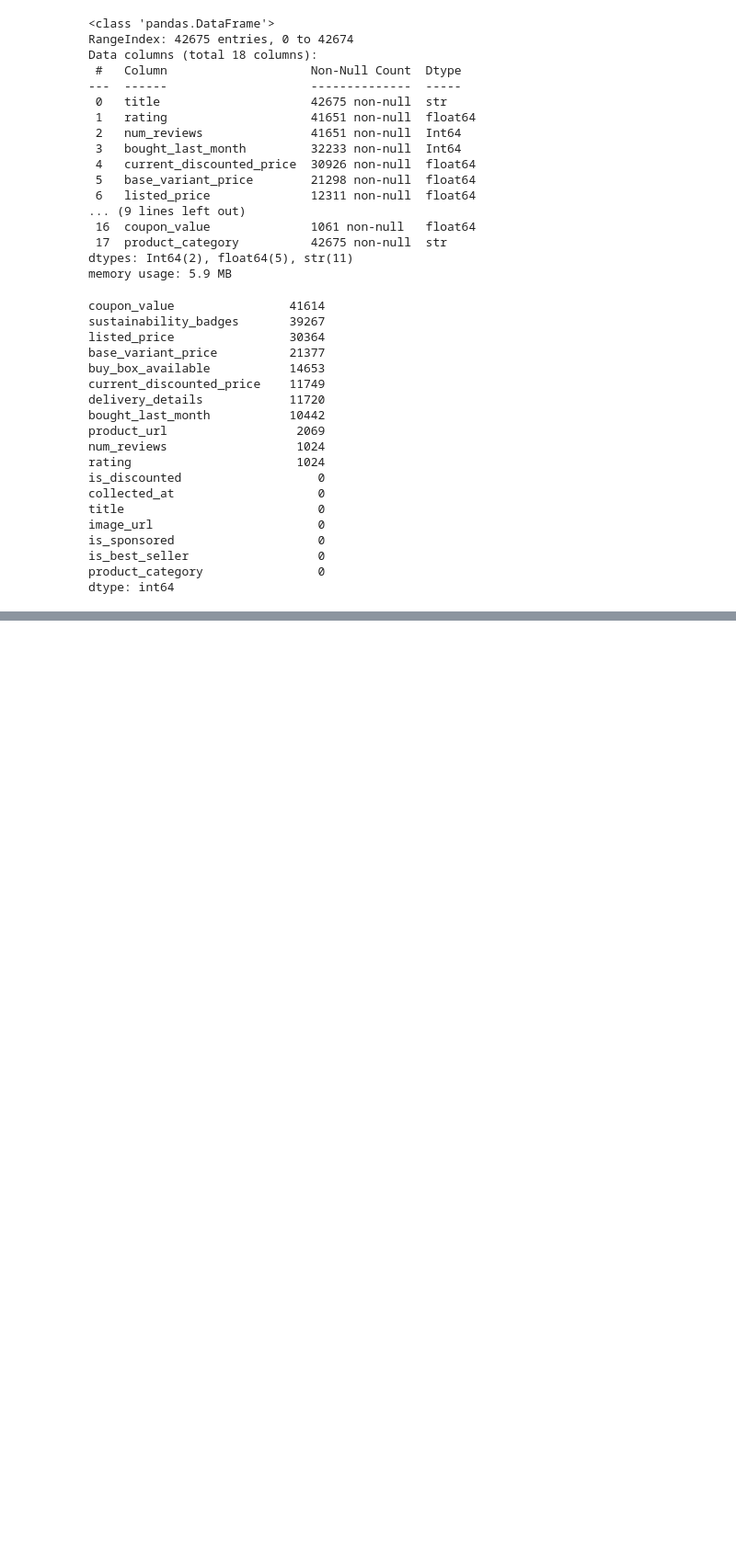
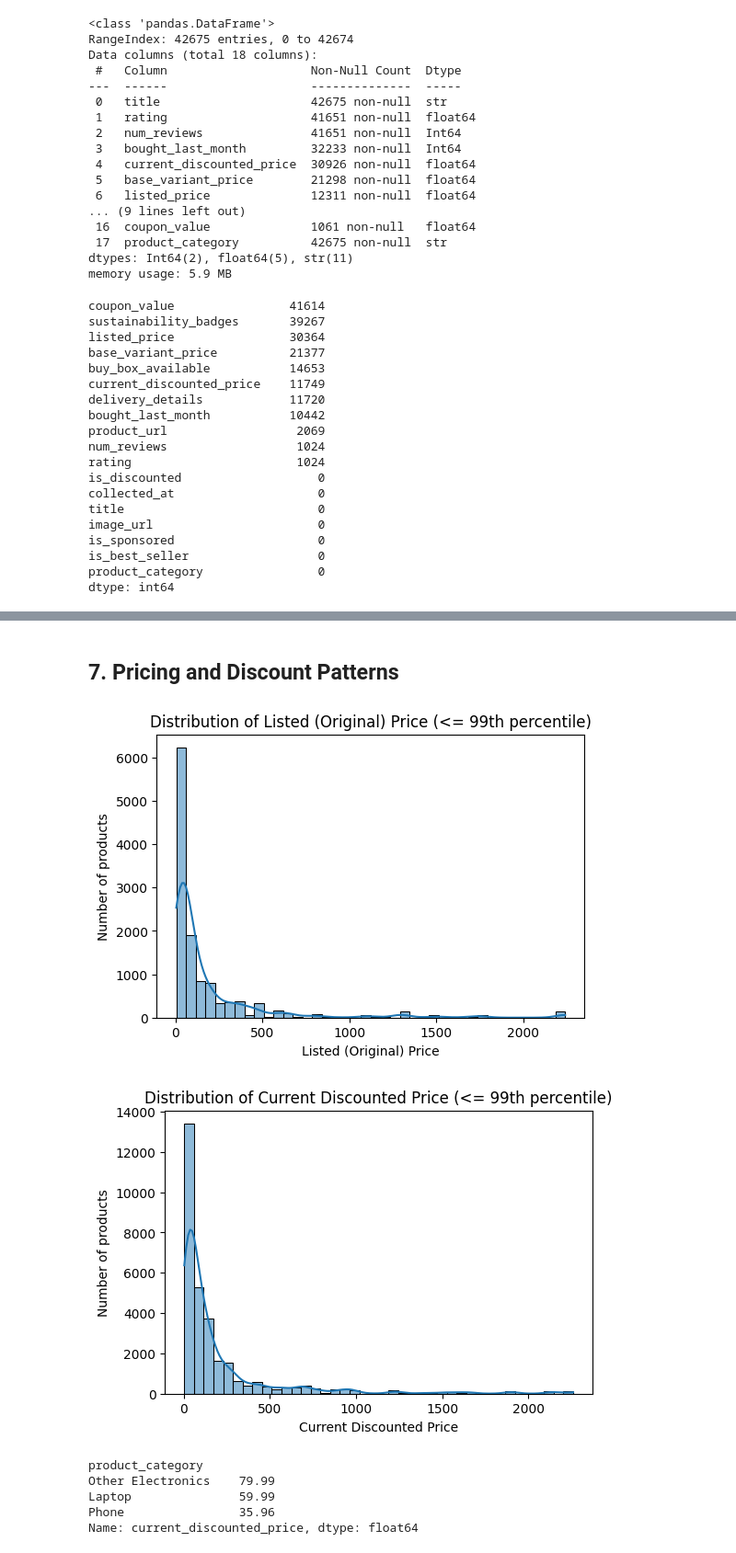
Before and after one commit to tiyasaroy/Amazon-Sales-2025, a Jupyter notebook: amazon-sales-2025.ipynb, the cells around one changed output, grey strips where cells are left out. Shown at 92% size. Cells and saved outputs as stored; diff of their text form; code cells hidden in the pictures; blank space fills up the shorter version.

Commit message:
Added sanity checks, EDA Questions till discount ext outliers

```diff
--- a/amazon-sales-2025.ipynb
+++ b/amazon-sales-2025.ipynb
@@ -426,0 +557,47 @@ dtype: int64
+# %% [markdown]
+## 7. Pricing and Discount Patterns
+# %%
+# Compute discount fields where both prices are available
+mask = df["listed_price"].notna() & df["current_discounted_price"].notna()
+
+df.loc[mask, "discount_amount"] = (
+    df.loc[mask, "listed_price"] - df.loc[mask, "current_discounted_price"]
+)
+
+df.loc[mask, "discount_percentage"] = (
+    df.loc[mask, "discount_amount"] / df.loc[mask, "listed_price"] * 100
+)
+
+# Ignore weird cases where listed_price <= 0
+df.loc[df["listed_price"] <= 0, "discount_percentage"] = np.nan
+# %%
+# Overall listed vs discounted price (capped at 99th percentile)
+for col, title in [
+    ("listed_price", "Listed (Original) Price"),
+    ("current_discounted_price", "Current Discounted Price")
+]:
+    plt.figure(figsize=(6,4))
+    sns.histplot(
+        df.loc[df[col] <= df[col].quantile(0.99), col],
+        bins=40, kde=True
+    )
+    plt.title(f"Distribution of {title} (<= 99th percentile)")
+    plt.xlabel(title)
+    plt.ylabel("Number of products")
+    plt.show()
+
+# Median current price by category
+price_by_cat = (
+    df.groupby("product_category")["current_discounted_price"]
+      .median()
+      .sort_values(ascending=False)
+)
+price_by_cat
+# %% [output]
+[figure, added]
+[figure, added]
+product_category
+Other Electronics    79.99
+Laptop               59.99
+Phone                35.96
+Name: current_discounted_price, dtype: float64
```
Also changed, not shown: parts of 43 cells of this notebook.
